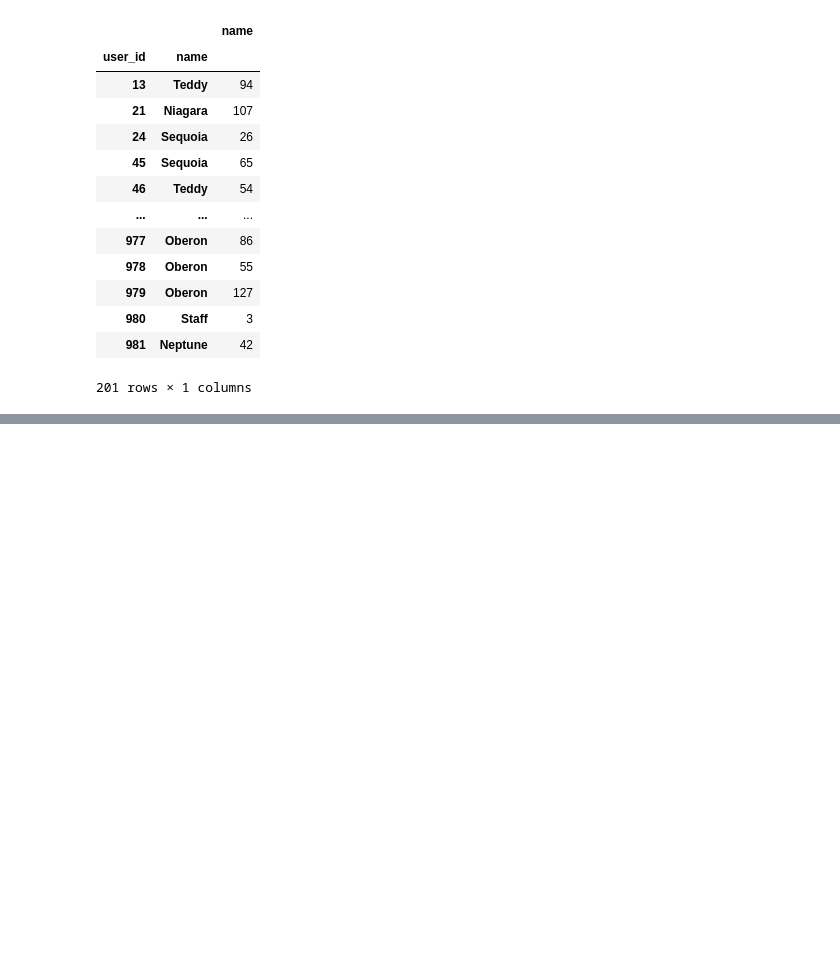
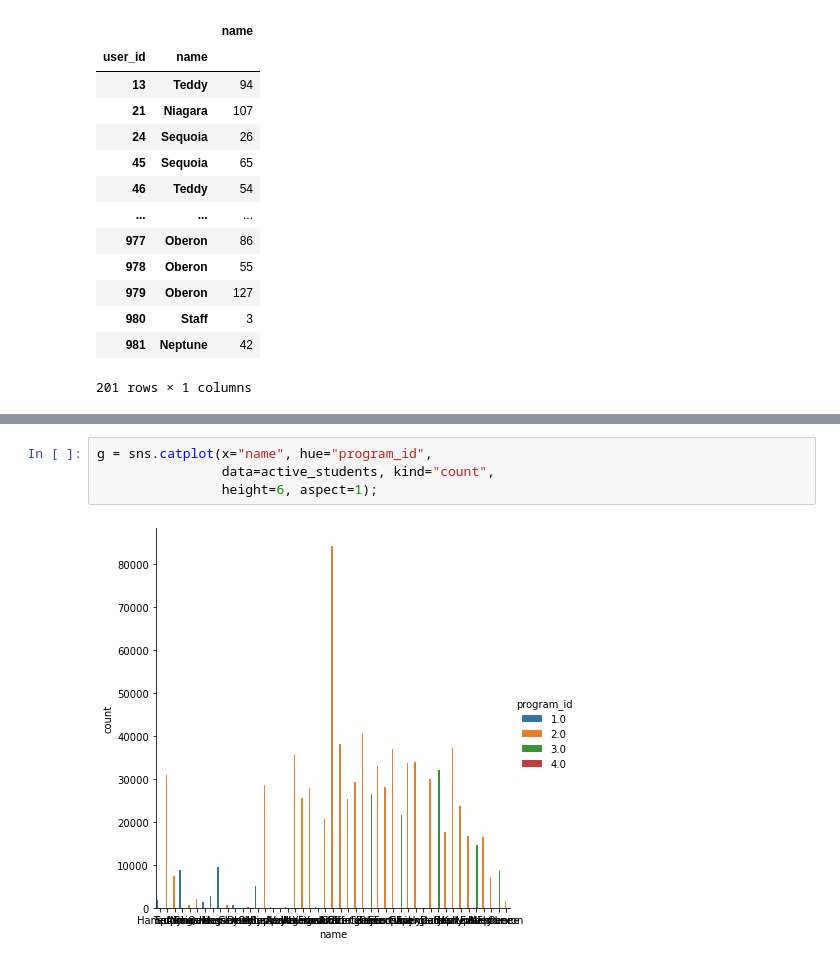
Before and after one commit to tim-keriazes/anomaly-detection-project, a Jupyter notebook: tim_working_notebook_two.ipynb, the cells around one changed output, grey strips where cells are left out. Drawn from its saved outputs; the diff is of its cells as text; blank space fills up the shorter version.

```diff
--- a/tim_working_notebook_two.ipynb
+++ b/tim_working_notebook_two.ipynb
@@ -137,0 +126,6 @@ df[(df.cohort_id < lowerbound)|(df.cohort_id>upperbound)]
+# %%
+g = sns.catplot(x="name", hue="program_id",
+                data=active_students, kind="count",
+                height=6, aspect=1);
+# %% [output]
+[figure, added]
```
Also changed, not shown: parts of 9 cells of this notebook.
